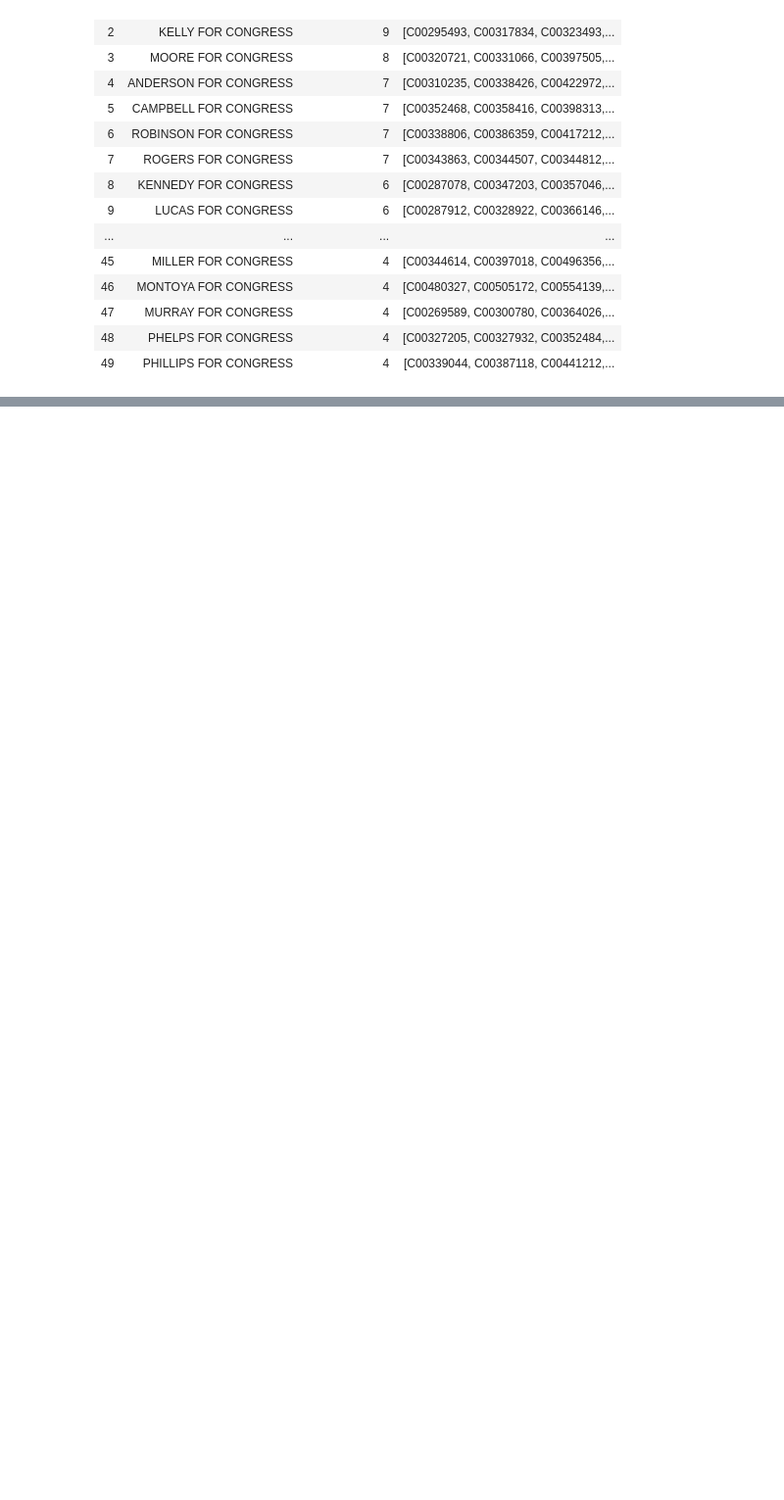
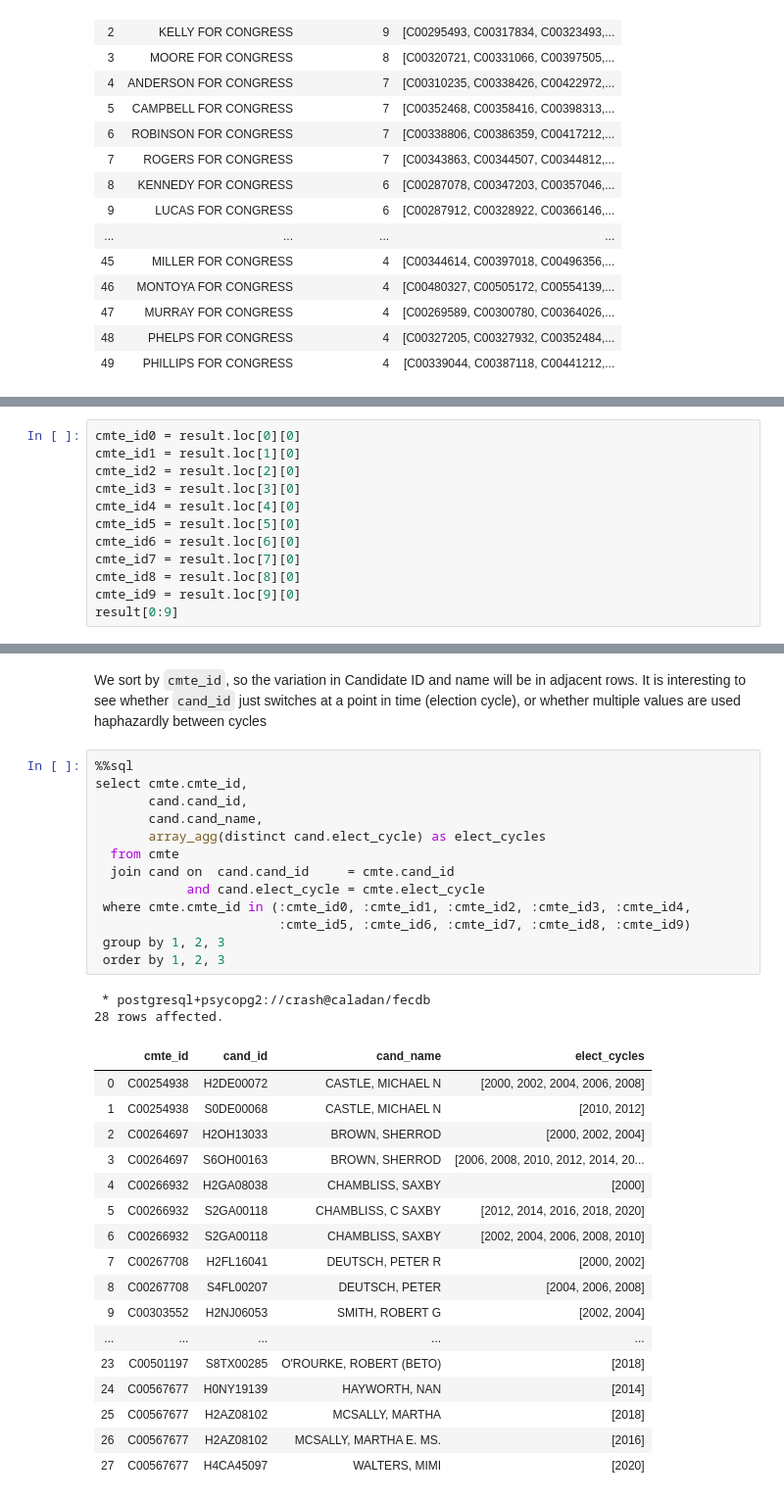
Before and after one commit to crashka/fecdb, a Jupyter notebook: notebooks/data_quality/dq1_cmte_master_data.ipynb, the cells around one changed output, grey strips where cells are left out. Shown at 98% size. Cells and saved outputs as stored; diff of their text form; blank space fills up the shorter version.

Commit message:
more work on `cmte` and `cand` data quality examination

```diff
--- a/notebooks/data_quality/dq1_cmte_master_data.ipynb
+++ b/notebooks/data_quality/dq1_cmte_master_data.ipynb
@@ -621,0 +874,12 @@ Examine the following:
+# %%
+cmte_id0 = result.loc[0][0]
+cmte_id1 = result.loc[1][0]
+cmte_id2 = result.loc[2][0]
+cmte_id3 = result.loc[3][0]
+cmte_id4 = result.loc[4][0]
+cmte_id5 = result.loc[5][0]
+cmte_id6 = result.loc[6][0]
+cmte_id7 = result.loc[7][0]
+cmte_id8 = result.loc[8][0]
+cmte_id9 = result.loc[9][0]
+result[0:9]
@@ -622,3 +897,38 @@ Examine the following:
+# %% [markdown]
+We sort by `cmte_id`, so the variation in Candidate ID and name will be in adjacent rows.  It is interesting to see whether `cand_id` just switches at a point in time (election cycle), or whether multiple values are used haphazardly between cycles
+# %%
+%%sql
+select cmte.cmte_id,
+       cand.cand_id,
+       cand.cand_name,
+       array_agg(distinct cand.elect_cycle) as elect_cycles
+  from cmte
+  join cand on  cand.cand_id     = cmte.cand_id
+            and cand.elect_cycle = cmte.elect_cycle
+ where cmte.cmte_id in (:cmte_id0, :cmte_id1, :cmte_id2, :cmte_id3, :cmte_id4,
+                        :cmte_id5, :cmte_id6, :cmte_id7, :cmte_id8, :cmte_id9)
+ group by 1, 2, 3
+ order by 1, 2, 3
+# %% [output]
+ * postgresql+psycopg2://crash@caladan/fecdb
+28 rows affected.
+|  | cmte_id | cand_id | cand_name | elect_cycles |
+| 0 | C00254938 | H2DE00072 | CASTLE, MICHAEL N | [2000, 2002, 2004, 2006, 2008] |
+| 1 | C00254938 | S0DE00068 | CASTLE, MICHAEL N | [2010, 2012] |
+| 2 | C00264697 | H2OH13033 | BROWN, SHERROD | [2000, 2002, 2004] |
+| 3 | C00264697 | S6OH00163 | BROWN, SHERROD | [2006, 2008, 2010, 2012, 2014, 20... |
+| 4 | C00266932 | H2GA08038 | CHAMBLISS, SAXBY | [2000] |
+| 5 | C00266932 | S2GA00118 | CHAMBLISS, C SAXBY | [2012, 2014, 2016, 2018, 2020] |
+| 6 | C00266932 | S2GA00118 | CHAMBLISS, SAXBY | [2002, 2004, 2006, 2008, 2010] |
+| 7 | C00267708 | H2FL16041 | DEUTSCH, PETER R | [2000, 2002] |
+| 8 | C00267708 | S4FL00207 | DEUTSCH, PETER | [2004, 2006, 2008] |
+| 9 | C00303552 | H2NJ06053 | SMITH, ROBERT G | [2002, 2004] |
+| ... | ... | ... | ... | ... |
+| 23 | C00501197 | S8TX00285 | O'ROURKE, ROBERT (BETO) | [2018] |
+| 24 | C00567677 | H0NY19139 | HAYWORTH, NAN | [2014] |
+| 25 | C00567677 | H2AZ08102 | MCSALLY, MARTHA | [2018] |
+| 26 | C00567677 | H2AZ08102 | MCSALLY, MARTHA E. MS. | [2016] |
+| 27 | C00567677 | H4CA45097 | WALTERS, MIMI | [2020] |
 # %% [markdown]
 ## Summary ##
 
```
Also changed, not shown: parts of 28 cells of this notebook, 3 other files.
